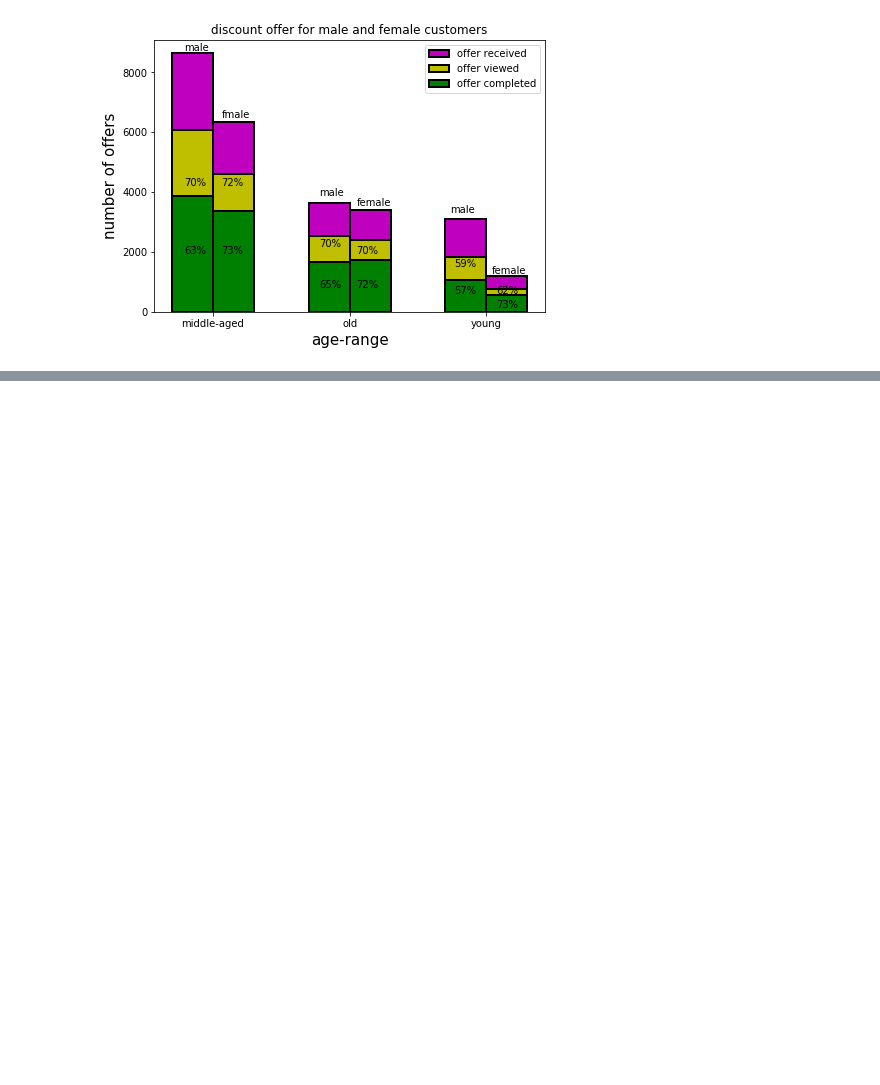
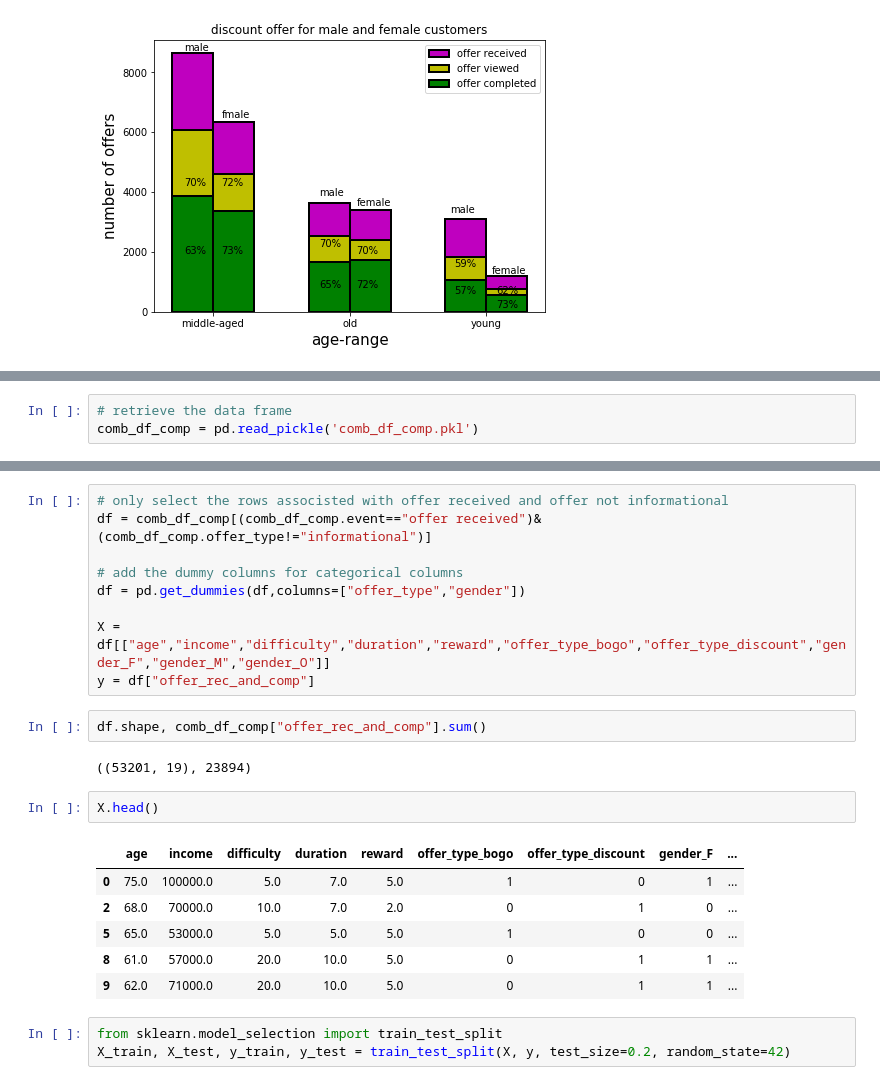
Before and after one commit to RezaJalayer/Udacity_Starbucks_Capstone, a Jupyter notebook: Starbucks_Capstone_notebook.ipynb, the cells around one changed output, grey strips where cells are left out. Saved outputs shown, nothing was run; the diff lists cells and outputs as text; blank space fills up the shorter version.

```diff
--- a/Starbucks_Capstone_notebook.ipynb
+++ b/Starbucks_Capstone_notebook.ipynb
@@ -984,0 +1029,3 @@ plt.show()
+# %%
+# retrieve the data frame
+comb_df_comp = pd.read_pickle('comb_df_comp.pkl')
@@ -984,0 +1041,25 @@ plt.show()
+# %%
+# only select the rows associsted with offer received and offer not informational
+df = comb_df_comp[(comb_df_comp.event=="offer received")&(comb_df_comp.offer_type!="informational")]
+
+# add the dummy columns for categorical columns
+df = pd.get_dummies(df,columns=["offer_type","gender"])
+
+X = df[["age","income","difficulty","duration","reward","offer_type_bogo","offer_type_discount","gender_F","gender_M","gender_O"]]
+y = df["offer_rec_and_comp"]
+# %%
+df.shape, comb_df_comp["offer_rec_and_comp"].sum()
+# %% [output]
+((53201, 19), 23894)
+# %%
+X.head()
+# %% [output]
+|  | age | income | difficulty | duration | reward | offer_type_bogo | offer_type_discount | gender_F | ... |
+| 0 | 75.0 | 100000.0 | 5.0 | 7.0 | 5.0 | 1 | 0 | 1 | ... |
+| 2 | 68.0 | 70000.0 | 10.0 | 7.0 | 2.0 | 0 | 1 | 0 | ... |
+| 5 | 65.0 | 53000.0 | 5.0 | 5.0 | 5.0 | 1 | 0 | 0 | ... |
+| 8 | 61.0 | 57000.0 | 20.0 | 10.0 | 5.0 | 0 | 1 | 1 | ... |
+| 9 | 62.0 | 71000.0 | 20.0 | 10.0 | 5.0 | 0 | 1 | 1 | ... |
+# %%
+from sklearn.model_selection import train_test_split
+X_train, X_test, y_train, y_test = train_test_split(X, y, test_size=0.2, random_state=42)
```
Also changed, not shown: parts of 13 cells of this notebook, 1 other file.
